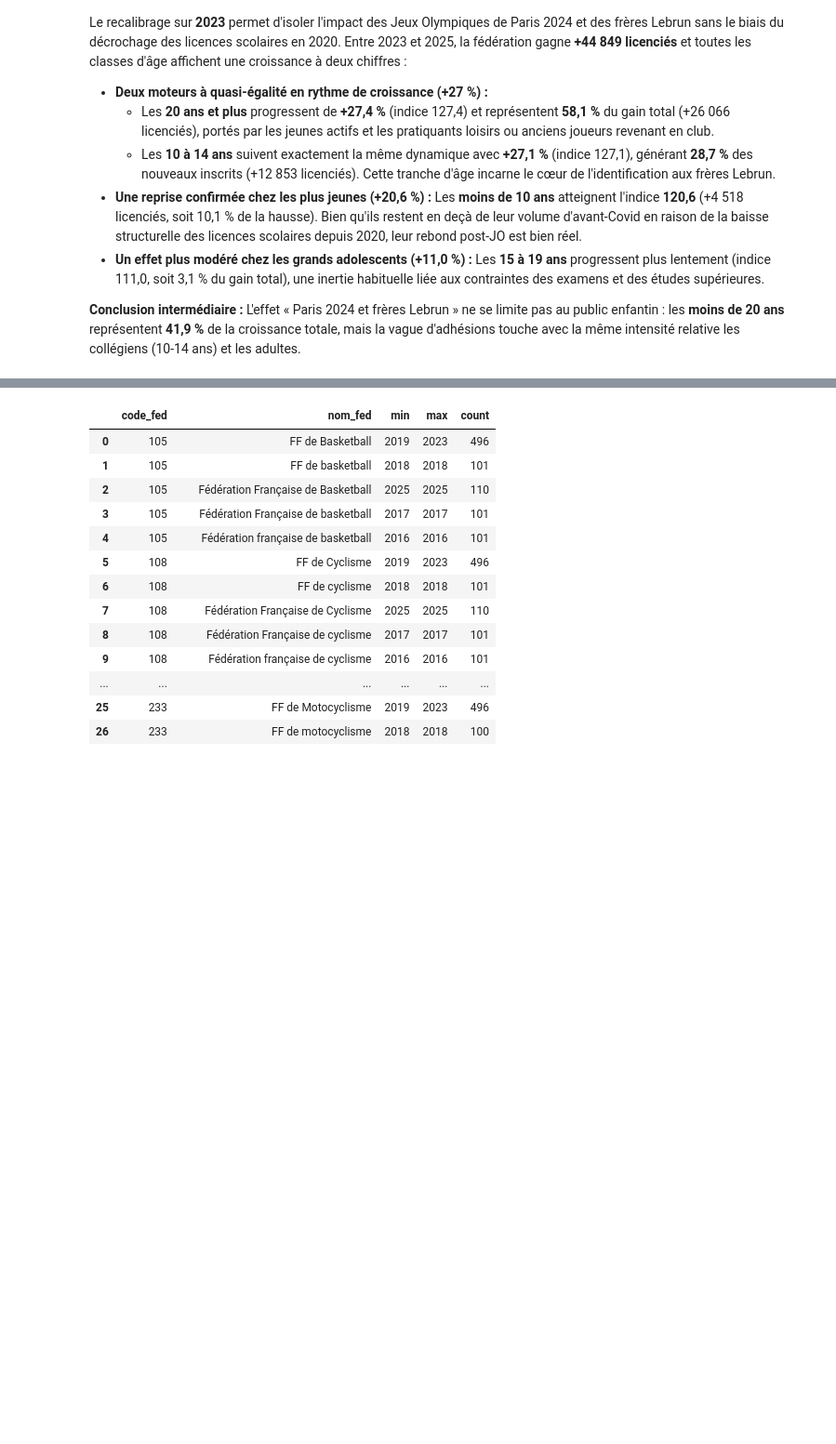
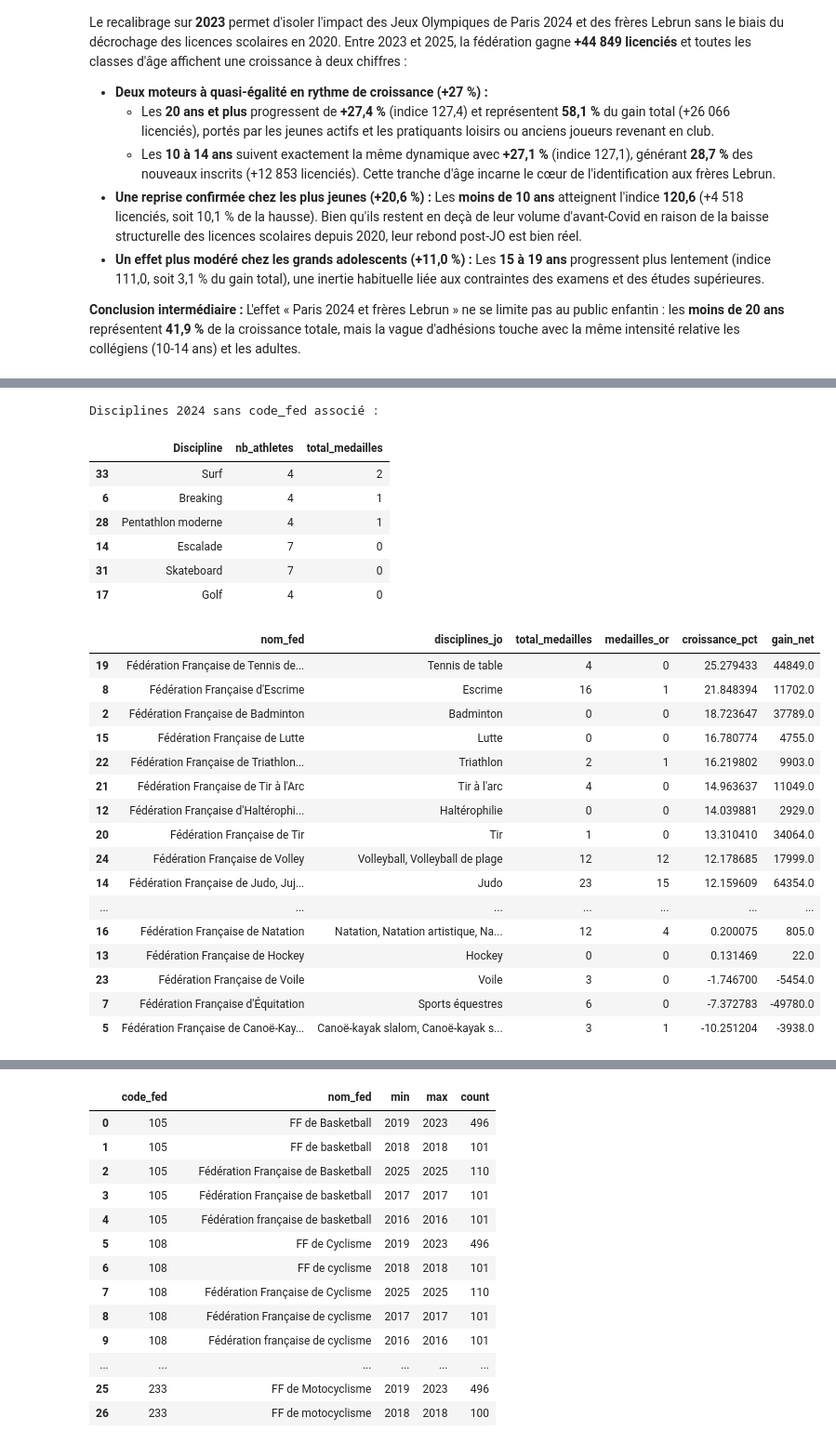
Before and after one commit to MathildeMoulinneuf/Projet-Python-2AS1, a Jupyter notebook: rapport.ipynb, the cells around one changed output, grey strips where cells are left out. Shown at 93% size. Drawn from its saved outputs; the diff is of its cells as text; code cells hidden in the pictures; blank space fills up the shorter version.

```diff
--- a/rapport.ipynb
+++ b/rapport.ipynb
@@ -258,0 +276,13 @@ Le recalibrage sur **2023** permet d'isoler l'impact des Jeux Olympiques de Pari
+# %%
+import importlib
+import src.collect_jo as cjo
+
+importlib.reload(cjo)
+
+donnees_jo = cjo.charger_donnees_jo()
+
+df_athletes_2024 = donnees_jo["athletes_paris_2024"]
+df_medailles_2012_2014 = donnees_jo["medailles_2012_2014"]
+
+display(df_athletes_2024.head(3))
+display(df_medailles_2012_2014.head(3))
@@ -258,0 +303,48 @@ Le recalibrage sur **2023** permet d'isoler l'impact des Jeux Olympiques de Pari
+# %%
+import importlib
+import src.processing as pr
+import src.viz as vz
+
+importlib.reload(pr)
+importlib.reload(vz)
+
+# 1. Synthèse Paris 2024 et Londres 2012
+df_fr_2024 = pr.synthetiser_paris_2024_france(df_athletes_2024)
+df_fr_2012 = pr.synthetiser_medailles_2012_2014(df_medailles_2012_2014, annee_jo=2012)
+
+# Vérifie s'il manque des codes fédérations pour les disciplines françaises médaillées
+print("Disciplines 2024 sans code_fed associé :")
+display(df_fr_2024[df_fr_2024["code_fed"].isna()][["Discipline", "nb_athletes", "total_medailles"]])
+
+# 2. Croisement avec la croissance des licences 2023-2025
+df_bilan_2024 = pr.croiser_medailles_et_croissance(df_licences, df_fr_2024, annee_debut=2023, annee_fin=2025)
+display(df_bilan_2024[["nom_fed", "disciplines_jo", "total_medailles", "medailles_or", "croissance_pct", "gain_net"]])
+
+fig_scatter = vz.plot_medailles_vs_croissance(df_bilan_2024)
+fig_scatter.show()
+# %% [output]
+Disciplines 2024 sans code_fed associé :
+|  | Discipline | nb_athletes | total_medailles |
+| 33 | Surf | 4 | 2 |
+| 6 | Breaking | 4 | 1 |
+| 28 | Pentathlon moderne | 4 | 1 |
+| 14 | Escalade | 7 | 0 |
+| 31 | Skateboard | 7 | 0 |
+| 17 | Golf | 4 | 0 |
+|  | nom_fed | disciplines_jo | total_medailles | medailles_or | croissance_pct | gain_net |
+| 19 | Fédération Française de Tennis de... | Tennis de table | 4 | 0 | 25.279433 | 44849.0 |
+| 8 | Fédération Française d'Escrime | Escrime | 16 | 1 | 21.848394 | 11702.0 |
+| 2 | Fédération Française de Badminton | Badminton | 0 | 0 | 18.723647 | 37789.0 |
+| 15 | Fédération Française de Lutte | Lutte | 0 | 0 | 16.780774 | 4755.0 |
+| 22 | Fédération Française de Triathlon... | Triathlon | 2 | 1 | 16.219802 | 9903.0 |
+| 21 | Fédération Française de Tir à l'Arc | Tir à l'arc | 4 | 0 | 14.963637 | 11049.0 |
+| 12 | Fédération Française d'Haltérophi... | Haltérophilie | 0 | 0 | 14.039881 | 2929.0 |
+| 20 | Fédération Française de Tir | Tir | 1 | 0 | 13.310410 | 34064.0 |
+| 24 | Fédération Française de Volley | Volleyball, Volleyball de plage | 12 | 12 | 12.178685 | 17999.0 |
+| 14 | Fédération Française de Judo, Juj... | Judo | 23 | 15 | 12.159609 | 64354.0 |
+| ... | ... | ... | ... | ... | ... | ... |
+| 16 | Fédération Française de Natation | Natation, Natation artistique, Na... | 12 | 4 | 0.200075 | 805.0 |
+| 13 | Fédération Française de Hockey | Hockey | 0 | 0 | 0.131469 | 22.0 |
+| 23 | Fédération Française de Voile | Voile | 3 | 0 | -1.746700 | -5454.0 |
+| 7 | Fédération Française d'Équitation | Sports équestres | 6 | 0 | -7.372783 | -49780.0 |
+| 5 | Fédération Française de Canoë-Kay... | Canoë-kayak slalom, Canoë-kayak s... | 3 | 1 | -10.251204 | -3938.0 |
```
Also changed, not shown: parts of 12 cells of this notebook, 6 other files.
